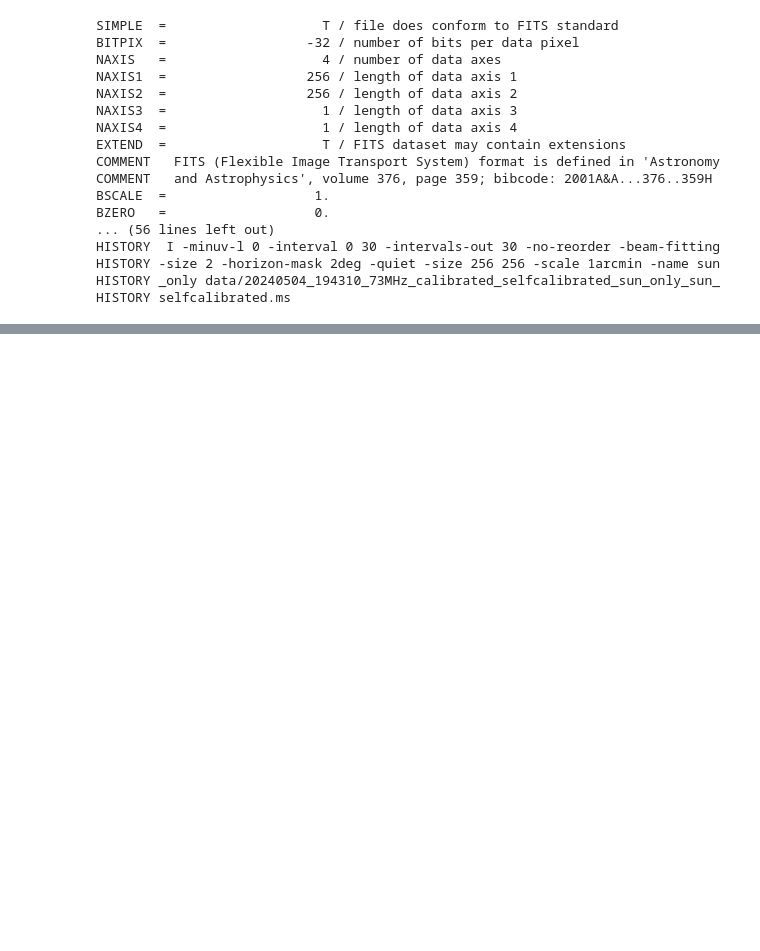
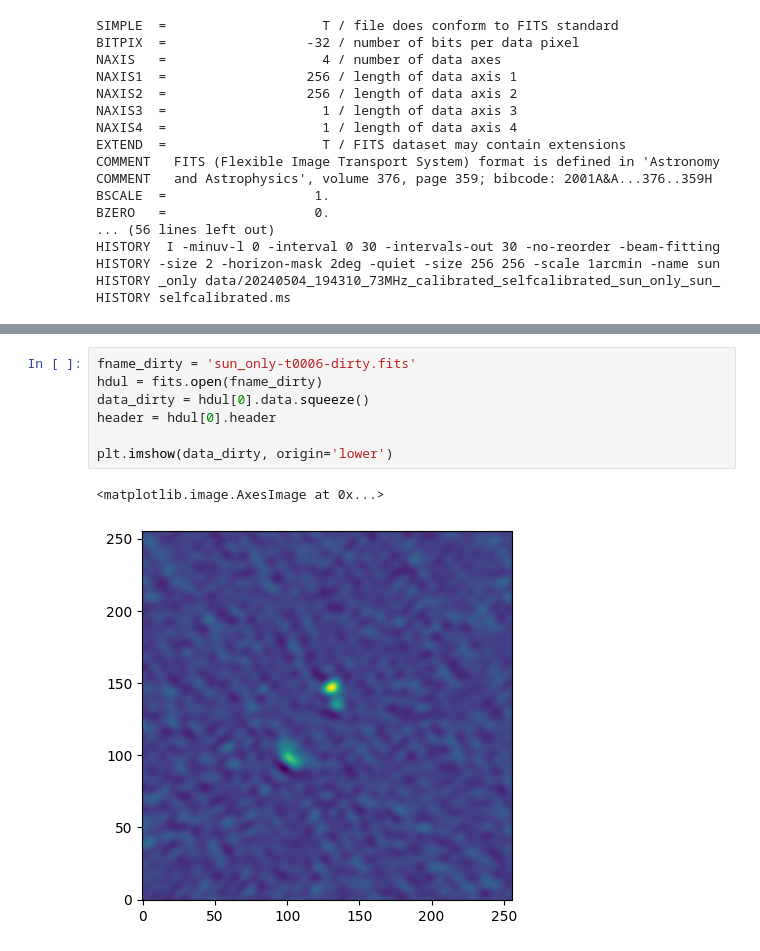
Before and after one commit to peijin94/FastMediumWell, a Jupyter notebook: fastDataTest.ipynb, the cells around one changed output, grey strips where cells are left out. Cells and saved outputs as stored; diff of their text form; blank space fills up the shorter version.

```diff
--- a/fastDataTest.ipynb
+++ b/fastDataTest.ipynb
@@ -297,0 +315,10 @@ os.system(cmd)
+# %%
+fname_dirty = 'sun_only-t0006-dirty.fits'
+hdul = fits.open(fname_dirty)
+data_dirty = hdul[0].data.squeeze()
+header = hdul[0].header
+
+plt.imshow(data_dirty, origin='lower')
+# %% [output]
+<matplotlib.image.AxesImage at 0x...>
+[figure, added]
```
Also changed, not shown: parts of 1 cell of this notebook, 2 other files.
